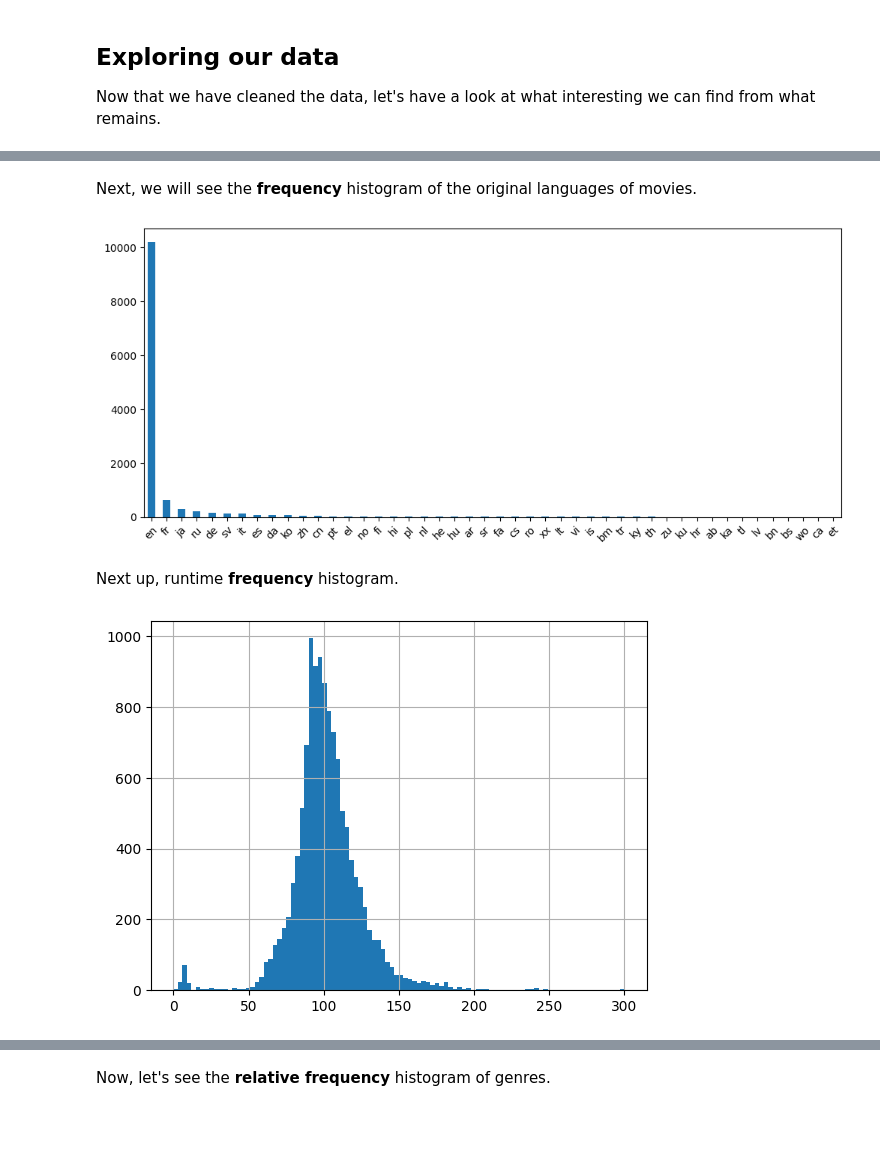
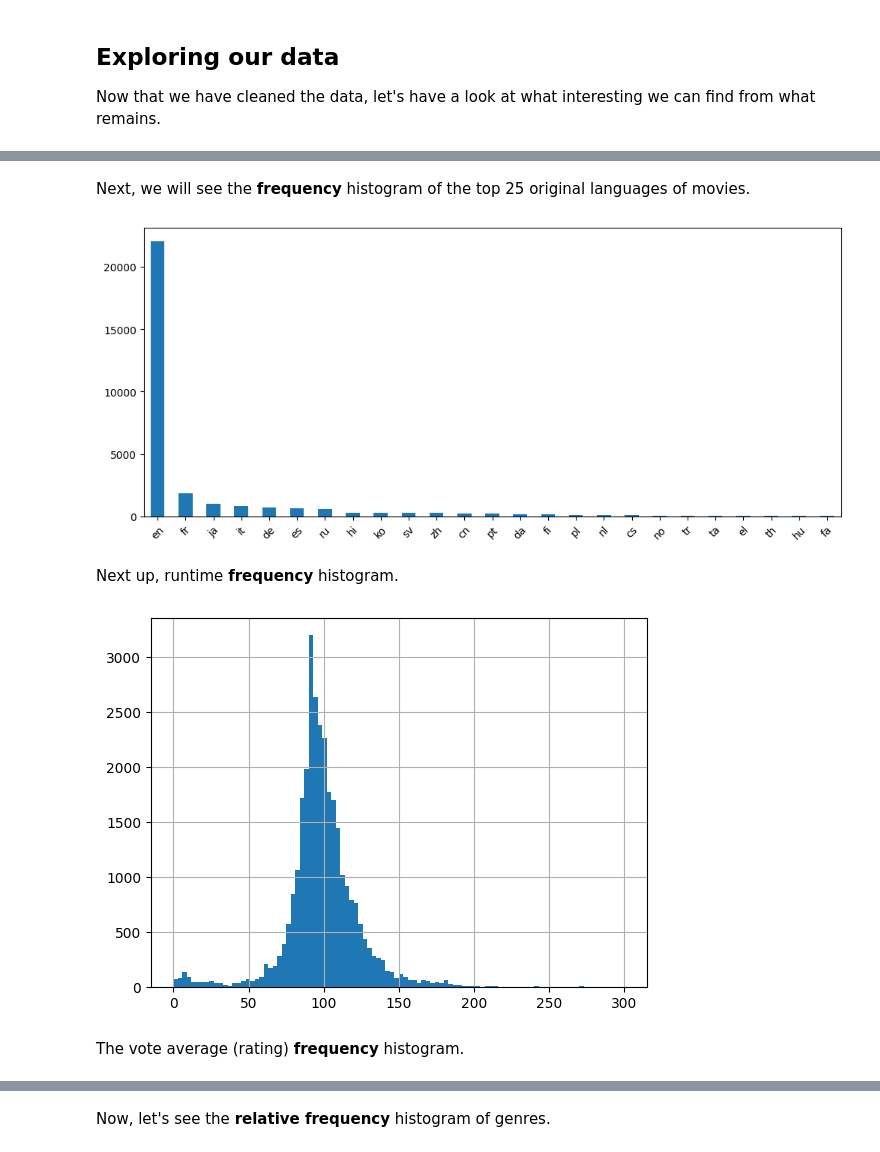
Before and after one commit to kevinkliimask/ids2022, a Jupyter notebook: Final_notebook_demo.ipynb, the cells around one changed output, grey strips where cells are left out. Saved outputs shown, nothing was run; the diff lists cells and outputs as text; code cells hidden in the pictures; blank space fills up the shorter version.

Commit message:
Updated final demo with new plots, linear models and accuracy findings

```diff
--- a/Final_notebook_demo.ipynb
+++ b/Final_notebook_demo.ipynb
@@ -16,12 +16,16 @@ We will be using the selected columns from the report.
 # %%
 import pandas as pd
 import matplotlib.pyplot as plt
+from sklearn.preprocessing import MultiLabelBinarizer
+from sklearn.model_selection import train_test_split
+from sklearn.linear_model import LinearRegression, Ridge, Lasso
+import math
 import ast
 %matplotlib inline
 
 data = pd.read_csv('movies_metadata.csv', skiprows=[19730, 19731, 29503, 29504, 35587, 35588],
-                   usecols=['id', 'original_title', 'original_language', 'genres', 'production_companies',
-                            'production_countries', 'runtime', 'vote_average'])
+                   usecols=['original_title', 'original_language', 'genres', 'production_companies',
+                            'production_countries', 'runtime', 'revenue', 'release_date', 'vote_average'])
 # %% [markdown]
 ## Preprocessing the data
 
@@ -29,8 +33,7 @@ First off we'll remove all the duplicate rows (movies) and then lose the **'id'*
 # %%
 print(f'The number of movies before removing the duplicates: {len(data)}')
-data = data.drop_duplicates(subset='id', ignore_index=True)
+data = data.drop_duplicates(ignore_index=True)
 
-data = data.drop(columns=['id'])
 print(f'The number of movies after removing the duplicates: {len(data)}')
 
 data.head()
@@ -72,7 +76,8 @@ Next we will remove all the movies that have:
 print(f'The number of movies before removing all of the mentioned movies above: {len(data)}')
 
 data = data.dropna()
-data = data[(data.runtime > 0) & (data.genres.str.len() > 0) & (data.production_companies.str.len() > 0) & (data.production_countries.str.len() > 0)]
+data = data[(data.runtime > 0) & (data.vote_average > 0) & (data.genres.str.len() > 0) & (data.production_companies.str.len() > 0) & (data.production_countries.str.len() > 0)]
+data = data.reset_index(drop=True)
 
 print(f'The number of movies after removing all of the mentioned movies above: {len(data)}')
 # %% [output]
@@ -112,8 +111,0 @@ Then, movies without production companies will be filtered out.
-# %%
-print(f'The number of movies before filtering production companies: {len(data)}')
-
-data['production_companies'] = data['production_companies'].apply(lambda companies_list: [company for company in companies_list if company in top_companies])
-
-data = data[data.production_companies.str.len() > 0]
-
-print(f'The number of movies after filtering production companies: {len(data)}')
@@ -176,15 +143,17 @@ The number of remaining movies with a rating of 10: 20
 # %% [markdown]
-Next, we will see the **frequency** histogram of the original languages of movies.
+Next, we will see the **frequency** histogram of the top 25 original languages of movies.
 # %%
-language_freq = data['original_language'].value_counts()
+language_freq = data['original_language'].value_counts()[:25]
 language_freq.plot(kind='bar', figsize=(12, 5), rot=45)
 plt.show()
 # %% [output]
-[figure, old version]
+[figure, new version]
 # %% [markdown]
 Next up, runtime **frequency** histogram.
 # %%
-plot = data['runtime'].hist(bins=100, range=[0, 300])
+data['runtime'].hist(bins=100, range=[0, 300])
 plt.show()
 # %% [output]
-[figure, old version]
+[figure, new version]
+# %% [markdown]
+The vote average (rating) **frequency** histogram.
```
Also changed, not shown: parts of 48 cells of this notebook.
